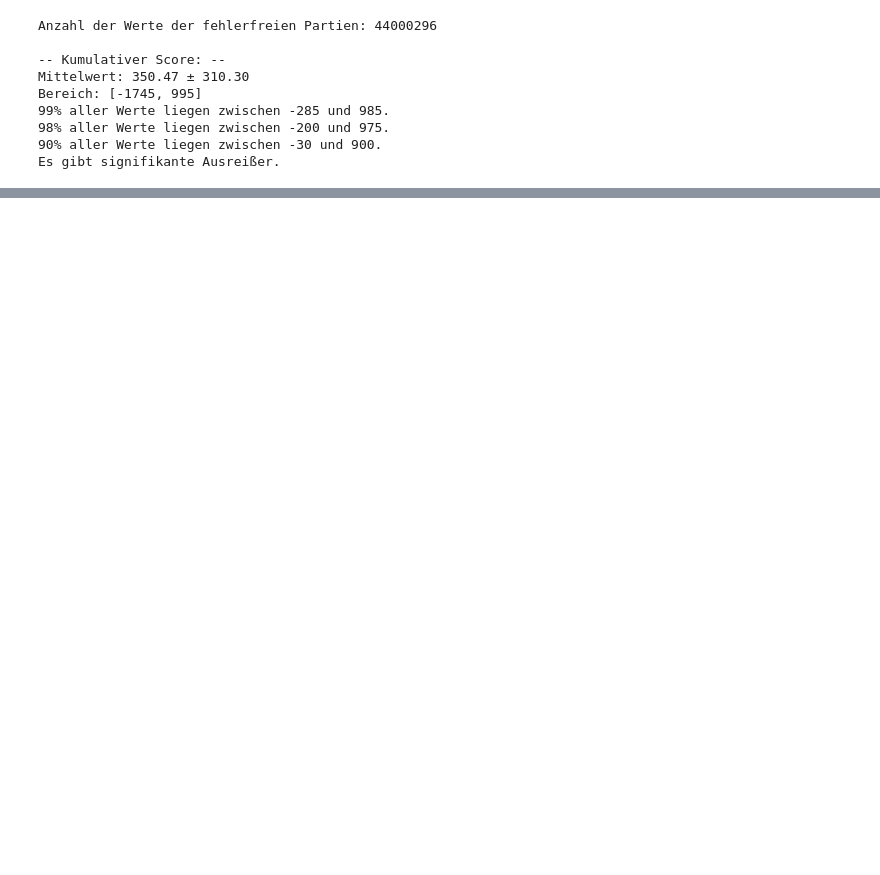
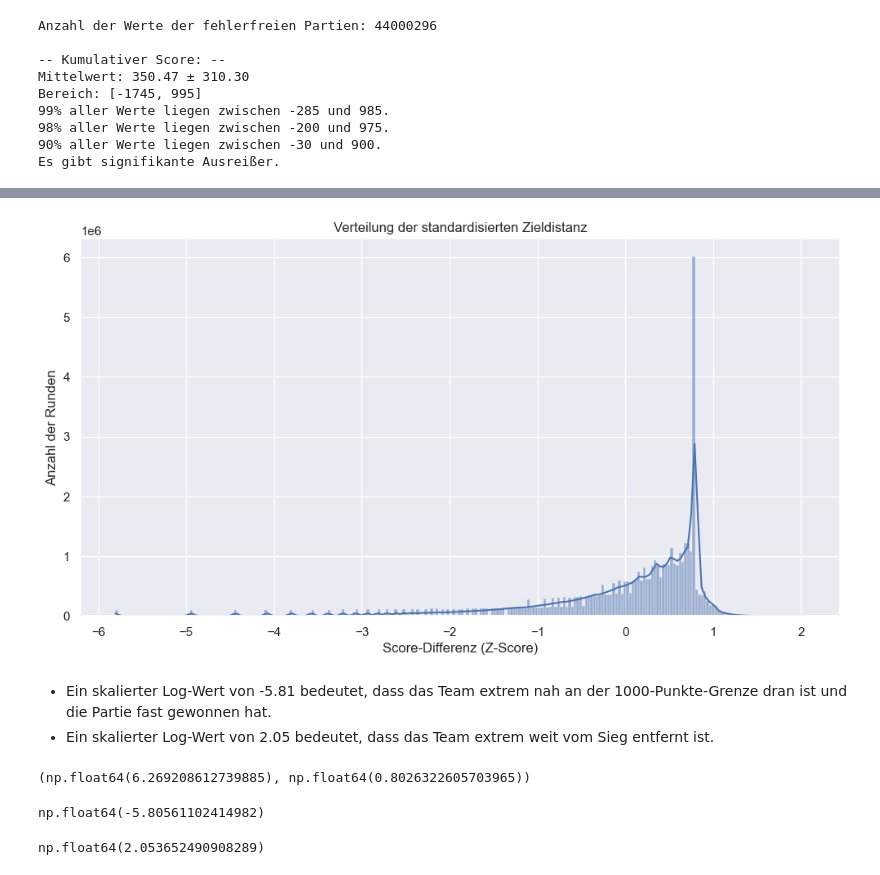
Before and after one commit to frohlfing/tichu, a Jupyter notebook: notebooks/BSW_03_ScoreCum.ipynb, the cells around one changed output, grey strips where cells are left out. Saved outputs shown, nothing was run; the diff lists cells and outputs as text; code cells hidden in the pictures; blank space fills up the shorter version.

```diff
--- a/notebooks/BSW_03_ScoreCum.ipynb
+++ b/notebooks/BSW_03_ScoreCum.ipynb
@@ -89,4 +46,0 @@ Weil `score_cum` max. 995 sein kann (bei fehlerfreien Partien), gilt:
-# %%
-# Berechne die Zieldistanz
-df1['points_to_win'] = df1['score_cum'].apply(lambda x: max(0, 1000 - x))
-df1['points_to_win']
@@ -440,0 +306,29 @@ Der Unterschied zwischen `log(1+2000) ≈ 7.6` und `log(1+2500) ≈ 7.8` ist ger
+# %%
+# Histogramm
+plt.figure(figsize=(12, 6))
+sns.histplot(data=df1, x='points_to_win_log_scale', bins=250, kde=True)
+plt.title('Verteilung der standardisierten Zieldistanz')
+plt.xlabel('Score-Differenz (Z-Score)')
+plt.ylabel('Anzahl der Runden')
+plt.grid(True)
+plt.show()
+# %% [output]
+[figure, added]
+# %% [markdown]
+* Ein skalierter Log-Wert von -5.81 bedeutet, dass das Team extrem nah an der 1000-Punkte-Grenze dran ist und die Partie fast gewonnen hat.
+* Ein skalierter Log-Wert von 2.05 bedeutet, dass das Team extrem weit vom Sieg entfernt ist.
+# %%
+stats_log = df1['points_to_win_log'].describe()
+mean_log = stats_log['mean']
+stdev_log = stats_log['std']
+mean_log, stdev_log
+# %% [output]
+(np.float64(6.269208612739885), np.float64(0.8026322605703965))
+# %%
+(np.log(1000 - 995) - mean_log) / stdev_log
+# %% [output]
+np.float64(-5.80561102414982)
+# %%
+(np.log(1000 - -1745) - mean_log) / stdev_log
+# %% [output]
+np.float64(2.053652490908289)
```
Also changed, not shown: parts of 40 cells of this notebook, 2 other files.
